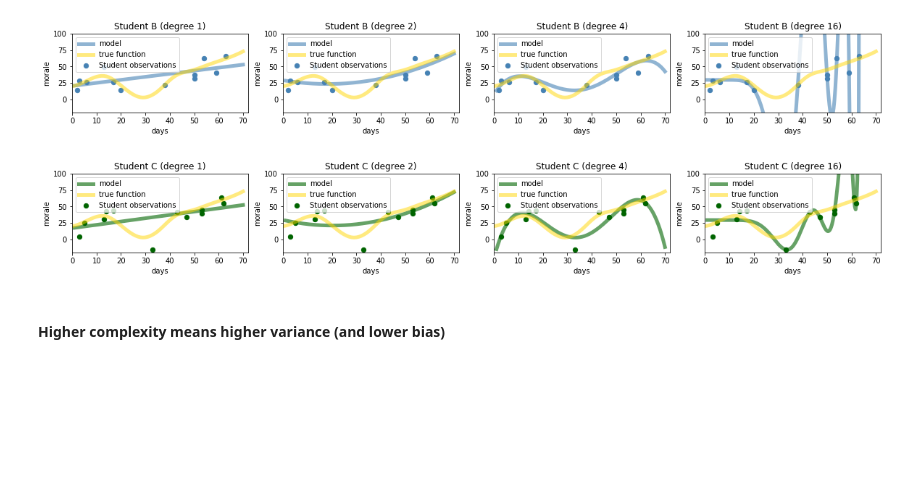
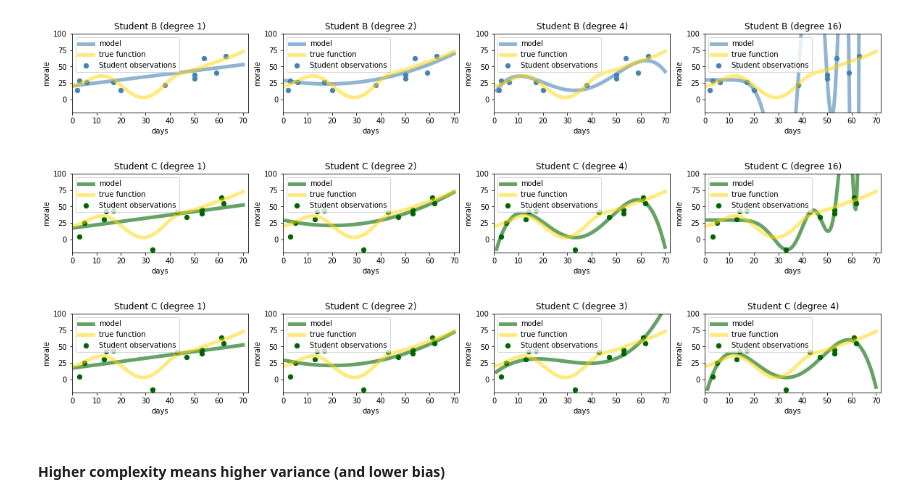
Before and after one commit to joshuacook/intensive, a Jupyter notebook: ipynb/lecture-11-the-bias-variance-tradeoff.ipynb, the cells around one changed output. Drawn from its saved outputs; the diff is of its cells as text; code cells hidden in the pictures; blank space fills up the shorter version.

```diff
--- a/ipynb/lecture-11-the-bias-variance-tradeoff.ipynb
+++ b/ipynb/lecture-11-the-bias-variance-tradeoff.ipynb
@@ -614,6 +625,17 @@ plot_polyfit(students['C']['days'],
              name='C')
 # %% [output]
 [figure]
+# %%
+###### Run the Polynomial Plot for Student C
+
+plot_polyfit(students['C']['days'],
+             students['C']['morale'],
+             morale_func,
+             student_color='darkgreen',
+             name='C',
+             degrees=[1,2,3,4])
+# %% [output]
+[figure, added]
 # %% [markdown]
 #### Higher complexity means higher variance (and lower bias)
 # %% [markdown]
```
Also changed, not shown: parts of 1 cell of this notebook, 4 other files.
